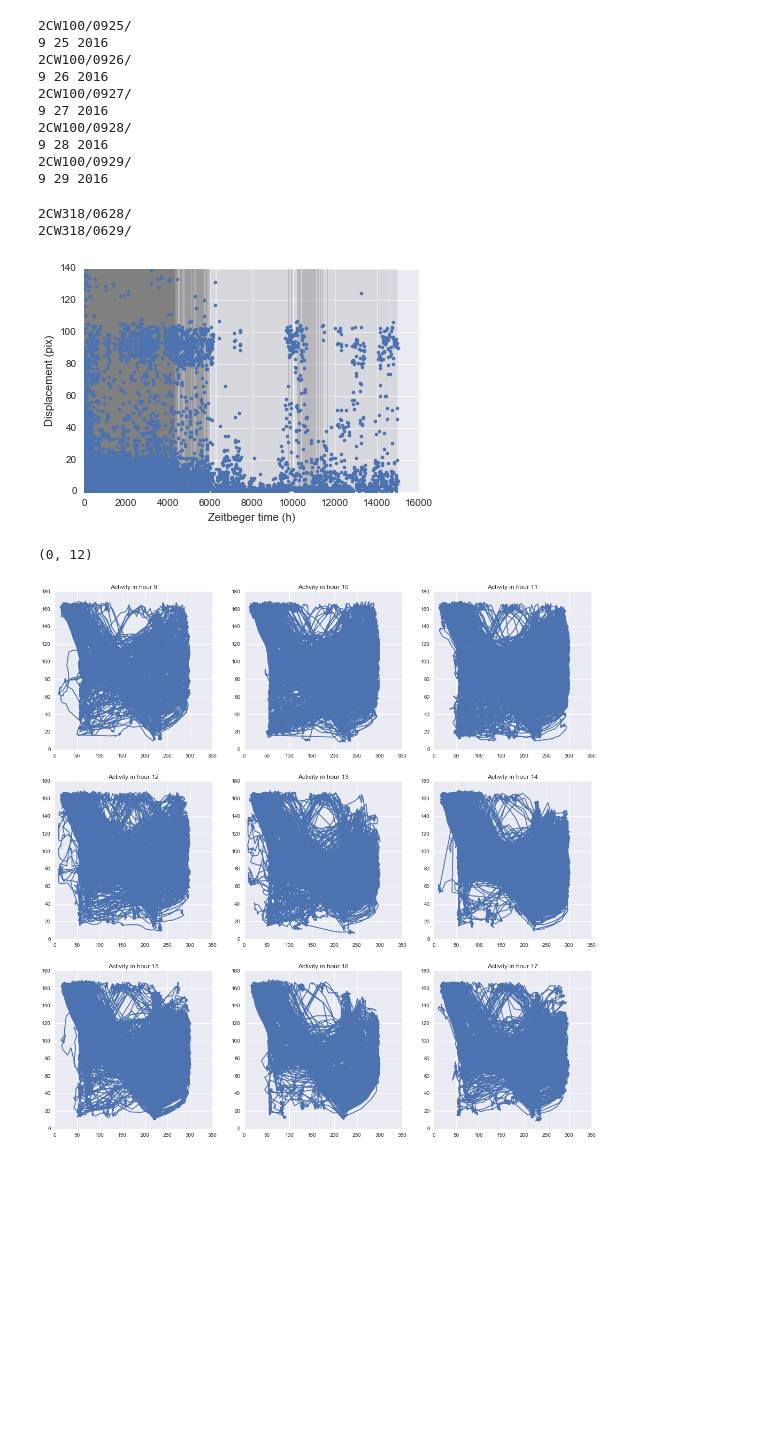
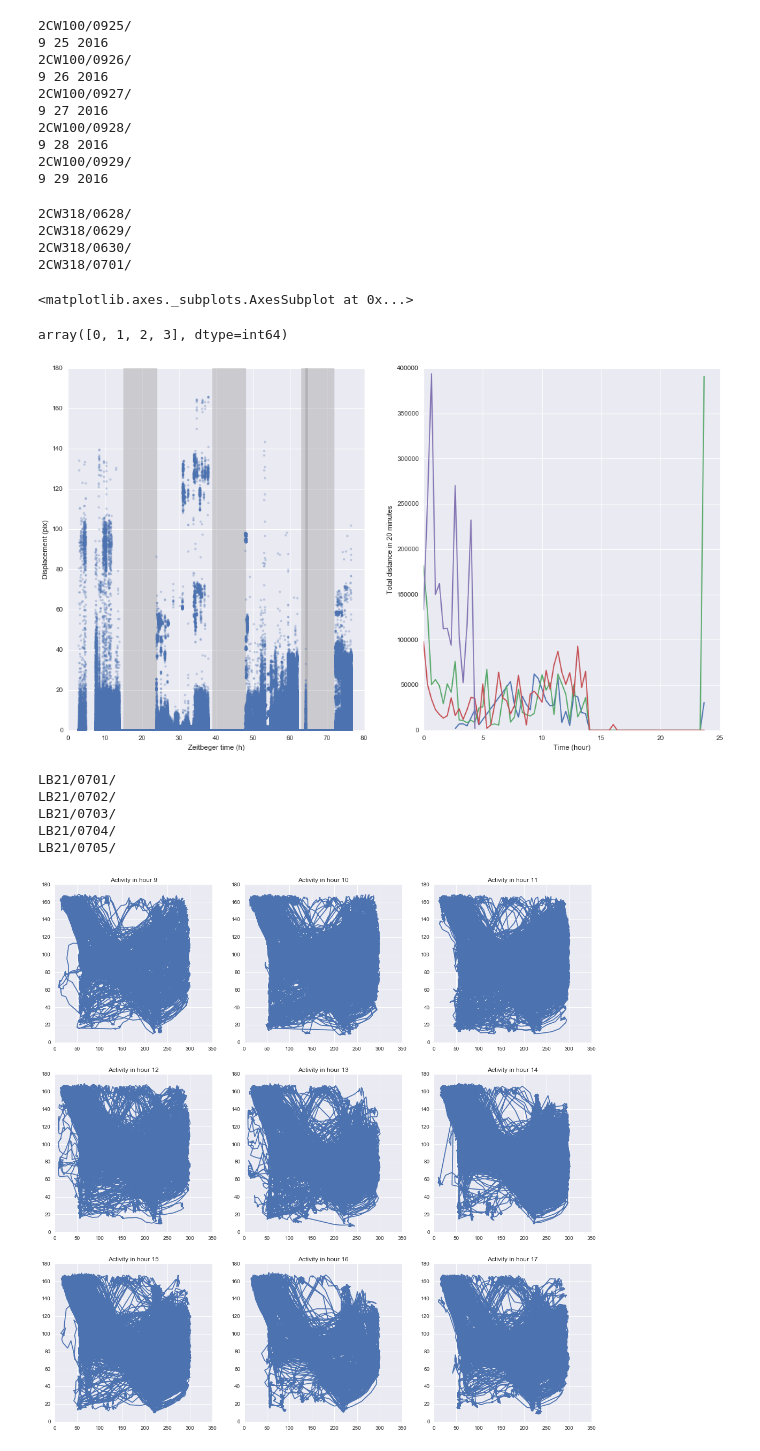
Before and after one commit to lmn93beo/Finch_Movement, a Jupyter notebook: Finch_Movement.ipynb, the cells around one changed output. Drawn from its saved outputs; the diff is of its cells as text; code cells hidden in the pictures; blank space fills up the shorter version.

```diff
--- a/Finch_Movement.ipynb
+++ b/Finch_Movement.ipynb
@@ -77,7 +77,7 @@ def get_day_frame(directory, date, remove_zeros=True, cutoff_area=10000, dropna_
 
 
 def collect_all_days(parent_dir, days, remove_zeros=True, cutoff_area=10000, dropna_thres=4,
-                  parse_filename=False,
+                  parse_filename=False, find_cumtime=True,
                   col_names = ['Interval', 'x', 'y', 'Area', 'Hour', 'Minute', 'Second']):
     '''
     ------------------------
@@ -96,10 +96,9 @@ def collect_all_days(parent_dir, days, remove_zeros=True, cutoff_area=10000, dro
         directory = parent_dir + day.strftime('%m%d') + '/'
         print directory
         if os.path.isdir(directory):
-            print day.month, day.day, day.year
             day_frame = get_day_frame(directory, (day.month, day.day, day.year),
                                      remove_zeros, cutoff_area, dropna_thres,
-                                     parse_filename, col_names)
+                                     parse_filename, find_cumtime, col_names)
             frames.append(day_frame)
         else:
             print '     Directory does not exist'
@@ -125,21 +126,41 @@ frame_2CW305_all = collect_all_days('2CW305/', days)
+# %%
+days = pd.date_range('6/28/2016', periods=4, freq='d')
+frame_2CW318_all = collect_all_days('2CW318/', days, cutoff_area=None, parse_filename=True, find_cumtime=False)
+
+frame_2CW318_all['Displacement'] = get_displacement(frame_2CW318_all)
+frame_2CW318_all['ZeitTime'] = get_zeit(frame_2CW318_all, start_time_str='6/28/2016 7:00AM')
+# %% [output]
+2CW318/0628/
+2CW318/0629/
+2CW318/0630/
+2CW318/0701/
+# %%
+ax[0]
+# %% [output]
+<matplotlib.axes._subplots.AxesSubplot at 0x...>
+# %%
+activity.Day.unique()
+# %% [output]
+array([0, 1, 2, 3], dtype=int64)
+# %%
+# Make plots of (1) all displacement points (2) binned activity, 20 minutes
+fig, ax = plt.subplots(1, 2, figsize=(18,10))
+plot_all_data(frame_2CW318_all, ax[0])
+
+activity = aggregate_activity(frame_2CW318_all, time=20, unit='Minute', plot=True, axis=ax[1])
+# %% [output]
+[figure, added]
 # %%
-days = pd.date_range('6/28/2016', periods=2, freq='d')
-frame_2CW318_all = collect_all_days('2CW318/', days, cutoff_area=None, parse_filename=True)
+days = pd.date_range('7/1/2016', periods=5, freq='d')
+frame_LB21_all = collect_all_days('LB21/', days, cutoff_area=None, parse_filename=True)
 # %% [output]
-2CW318/0628/
-2CW318/0629/
+LB21/0701/
+LB21/0702/
+LB21/0703/
+LB21/0704/
+LB21/0705/
 # %%
 fr = get_day_frame('2CW318/0628', (6,28,2016), cutoff_area=None, parse_filename=True, find_cumtime=False)
-# %%
-frame_2CW318_all['Displacement'] = get_displacement(frame_2CW318_all)
-frame_2CW318_all['ZeitTime'] = get_zeit(frame_2CW318_all, start_time_str='6/28/2016 7:00AM')
-plot_all_data(frame_2CW318_all)
-# %% [output]
-[figure, removed]
-# %%
-frame_2CW318_all.shape
-# %% [output]
-(0, 12)
 # %%
 frame_to_display = day_frame_0925
 
```
Also changed, not shown: parts of 3 cells of this notebook.
